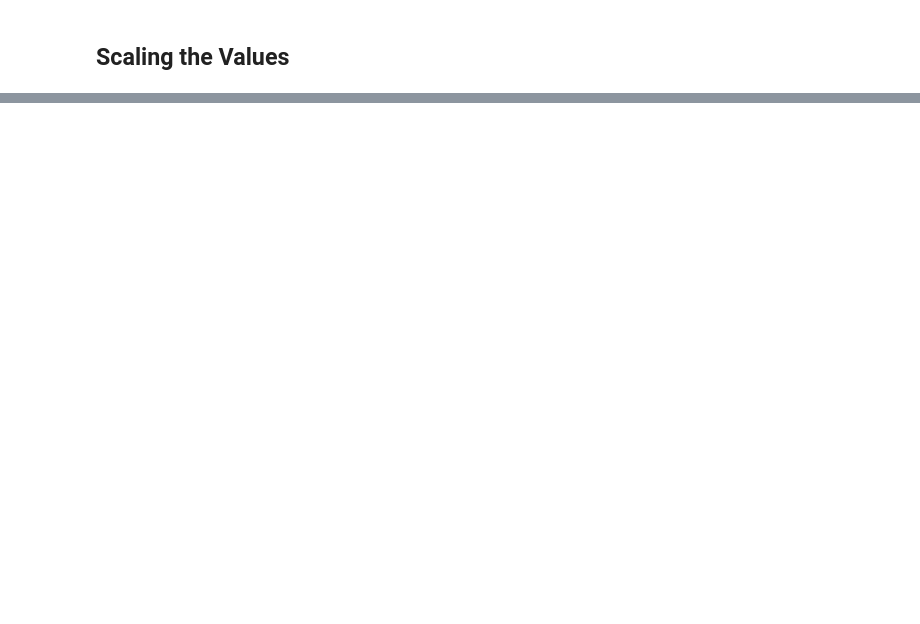
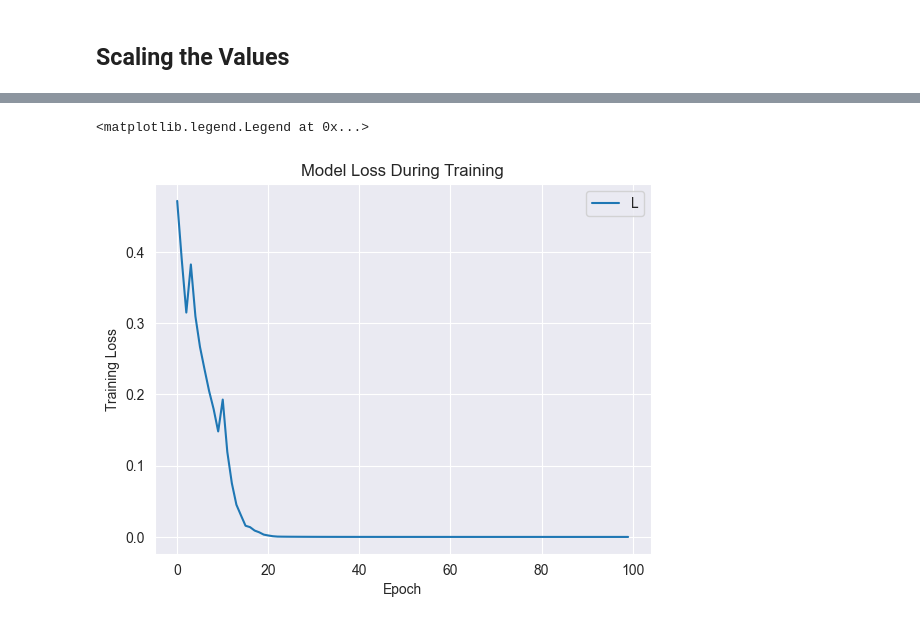
Before and after one commit to vgauss07/DSForBusiness, a Jupyter notebook: HumanResourcesDepartment.ipynb, the cells around one changed output, grey strips where cells are left out. Cells and saved outputs as stored; diff of their text form; code cells hidden in the pictures; blank space fills up the shorter version.

```diff
--- a/HumanResourcesDepartment.ipynb
+++ b/HumanResourcesDepartment.ipynb
@@ -405,0 +452,6 @@ y = df['Attrition']
+# %%
+model = tf.keras.models.Sequential()  # Build our model in a sequential fashion; as in layers.
+model.add(tf.keras.layers.Dense(units= 500, activation='relu', input_shape=(50, ))) # input
+model.add(tf.keras.layers.Dense(units=500, activation='relu'))
+model.add(tf.keras.layers.Dense(units=500, activation='relu'))
+model.add(tf.keras.layers.Dense(units=1, activation='sigmoid')) # using sigmoid because the output is binary; 0 or 1.
@@ -405,0 +478,4 @@ y = df['Attrition']
+# %%
+model.compile(optimizer= 'Adam', loss='binary_crossentropy', metrics = ['accuracy'])
+# %%
+epochHist = model.fit(X_train, y_train, epochs=100, batch_size=50)
@@ -405,0 +506,9 @@ y = df['Attrition']
+# %%
+plt.plot(epochHist.history['loss'])
+plt.title('Model Loss During Training')
+plt.xlabel('Epoch')
+plt.ylabel('Training Loss')
+plt.legend('Loss')
+# %% [output]
+<matplotlib.legend.Legend at 0x...>
+[figure, added]
```
Also changed, not shown: parts of 21 cells of this notebook.
